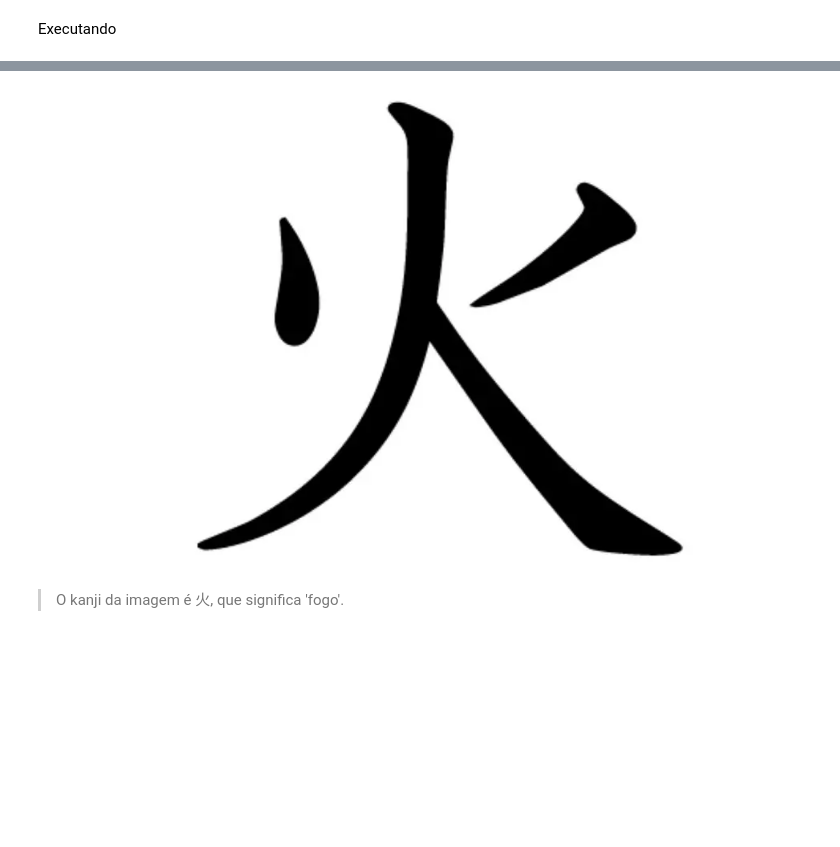
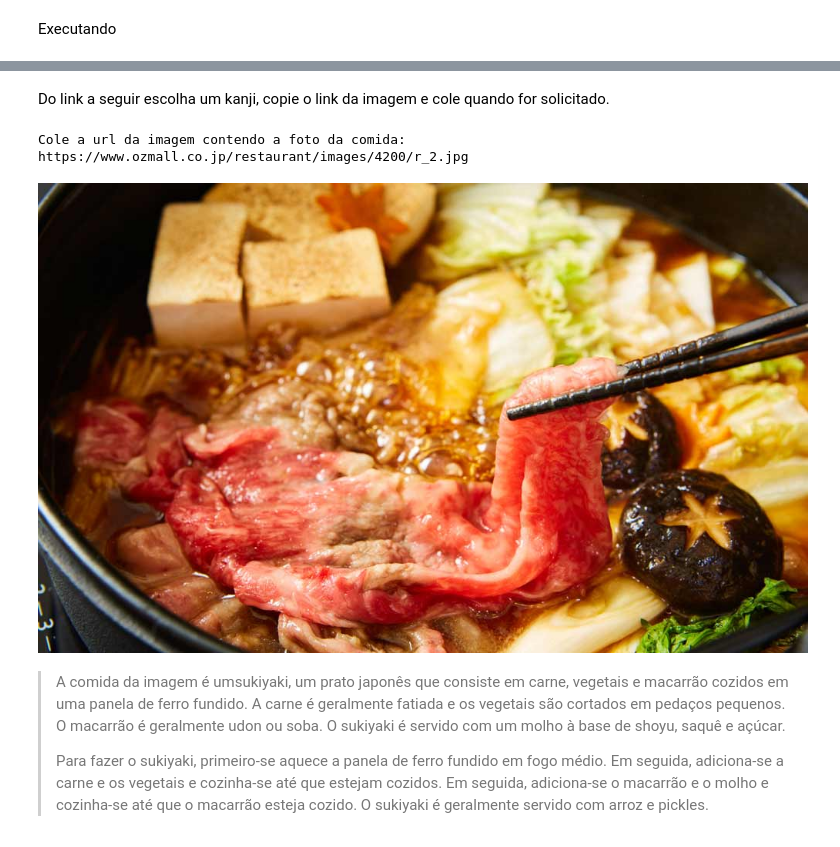
Before and after one commit to gmatsuna/alura_imersao_gemini_ia, a Jupyter notebook: imersao_gemini_ai.ipynb, the cells around one changed output, grey strips where cells are left out. Cells and saved outputs as stored; diff of their text form; code cells hidden in the pictures; blank space fills up the shorter version.

```diff
--- a/imersao_gemini_ai.ipynb
+++ b/imersao_gemini_ai.ipynb
@@ -46,13 +47,18 @@ Executando
-# %%
-import PIL.Image
-
-img = PIL.Image.open('image.png')
-img
-# %% [output]
-[figure, removed]
+# %% [markdown]
+Do link a seguir escolha um kanji, copie o link da imagem e cole quando for solicitado.
+# %%
+url = input("Cole a url da imagem contendo a foto da comida: ")
+# %% [output]
+Cole a url da imagem contendo a foto da comida: https://www.ozmall.co.jp/restaurant/images/4200/r_2.jpg
+# %%
+imagem = requests.get(url)
+img = Image.open(BytesIO(imagem.content)).convert('RGB')
+img
+# %% [output]
+[figure, added]
 # %%
 model = genai.GenerativeModel('gemini-pro-vision')
-response = model.generate_content(["Traduza os kanjis da imagem.", img], stream=True)
+response = model.generate_content(["Qual é a comida da imagem? Explique com mais detalhes os ingredientes e como é feito.", img], stream=True)
 response.resolve()
 
 def to_markdown(text):
@@ -66,4 +72,6 @@ for message in chat.history:
 
 to_markdown(response.text)
 # %% [output]
->  O kanji da imagem é 火, que significa 'fogo'.
+>  A comida da imagem é umsukiyaki, um prato japonês que consiste em carne, vegetais e macarrão cozidos em uma panela de ferro fundido. A carne é geralmente fatiada e os vegetais são cortados em pedaços pequenos. O macarrão é geralmente udon ou soba. O sukiyaki é servido com um molho à base de shoyu, saquê e açúcar.
+>
+> Para fazer o sukiyaki, primeiro-se aquece a panela de ferro fundido em fogo médio. Em seguida, adiciona-se a carne e os vegetais e cozinha-se até que estejam cozidos. Em seguida, adiciona-se o macarrão e o molho e cozinha-se até que o macarrão esteja cozido. O sukiyaki é geralmente servido com arroz e pickles.
```
Also changed, not shown: parts of 3 cells of this notebook.
